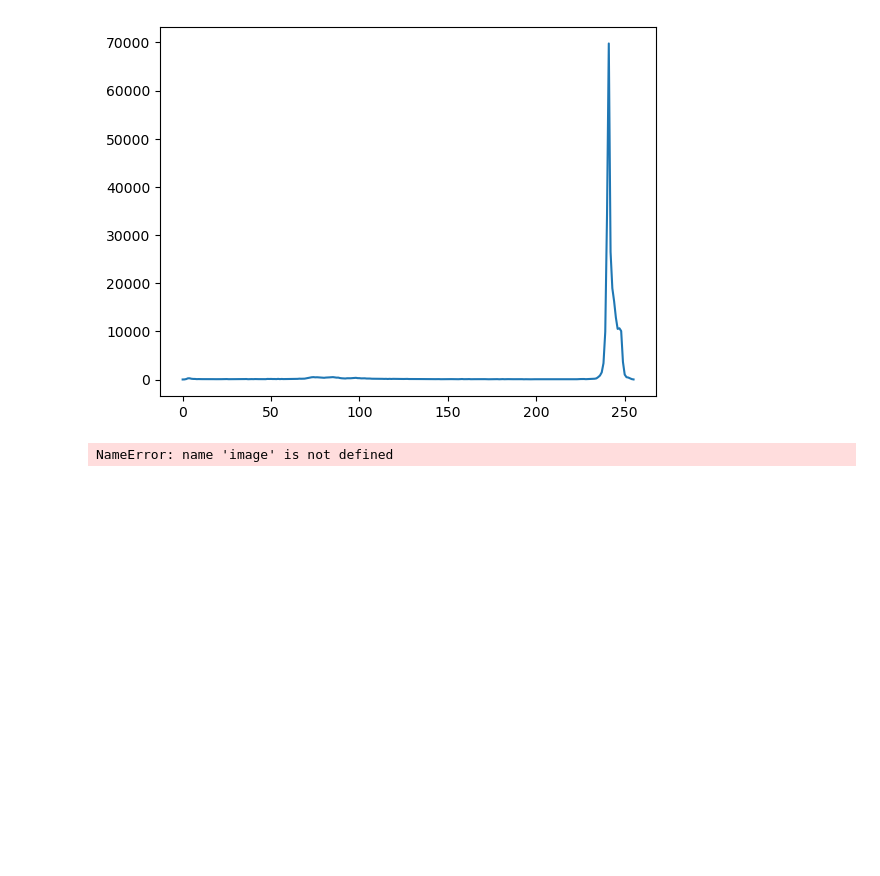
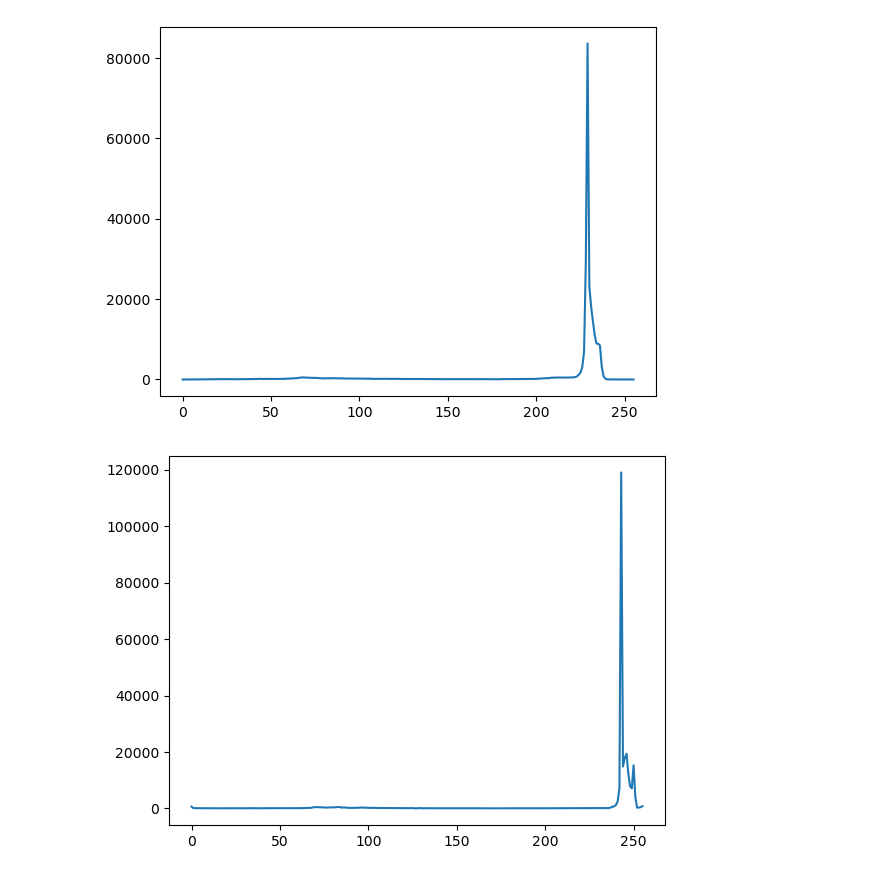
Before and after one commit to deamon312/image-processing, a Jupyter notebook: Project 1/Code/DCT Image Fusion Techniques.ipynb, the cells around one changed output. Saved outputs shown, nothing was run; the diff lists cells and outputs as text; code cells hidden in the pictures; blank space fills up the shorter version.

```diff
--- a/Project 1/Code/DCT Image Fusion Techniques.ipynb
+++ b/Project 1/Code/DCT Image Fusion Techniques.ipynb
@@ -206,14 +208,14 @@ def fusion(img_1,img_2,level=2,details='min',approx ='mean'):
     MRDCT_FUSION = create_mosaic(coeff)
 
     combined_i = cv2.hconcat([MRDCT1,MRDCT2])
-    cv2.putText(combined_i, 'IDCT_IMG1', (220, 20), cv2.FONT_HERSHEY_SIMPLEX, 0.5, (128, 128, 128), 1)
-    cv2.putText(combined_i, 'IDCT_IMG2', (MRDCT1.shape[1]+220, 20), cv2.FONT_HERSHEY_SIMPLEX,0.5, (128, 128, 128), 1)
+    cv2.putText(combined_i, 'IDCT_IMG1', (220, 480), cv2.FONT_HERSHEY_SIMPLEX, 0.5, (255, 255, 255), 1)
+    cv2.putText(combined_i, 'IDCT_IMG2', (MRDCT1.shape[1]+220, 480), cv2.FONT_HERSHEY_SIMPLEX,0.5, (255, 255, 255), 1)
 
     IMRDCT_FUSION = IMRDCT(coeff)
-    combined_f = cv2.hconcat([MRDCT_FUSION,IMRDCT_FUSION/255.])
-    cv2.putText(combined_f, 'Final Decomposition', (220, 20), cv2.FONT_HERSHEY_SIMPLEX, 0.5, (128, 128, 128), 1)
-    cv2.putText(combined_f, f'Approx: {approx} Details: {details}', (220, 40), cv2.FONT_HERSHEY_SIMPLEX, 0.5, (128, 128, 128), 1)
-    cv2.putText(combined_f, 'Fusion', (MRDCT_FUSION.shape[1]+220, 20), cv2.FONT_HERSHEY_SIMPLEX, 0.5, (0, 0, 0), 1)
+    combined_f = cv2.hconcat([MRDCT_FUSION,IMRDCT_FUSION/255])
+    cv2.putText(combined_f, 'Final Decomposition', (185, 480), cv2.FONT_HERSHEY_SIMPLEX, 0.5, (255, 255, 255), 1)
+    cv2.putText(combined_f, f'Approx: {approx} Details: {details}', (165, 500), cv2.FONT_HERSHEY_SIMPLEX, 0.5, (255, 255, 255), 1)
+    cv2.putText(combined_f, 'Fusion', (MRDCT_FUSION.shape[1]+220, 480), cv2.FONT_HERSHEY_SIMPLEX, 0.5, (0, 0, 0), 1)
     cv2.imshow(f'Decomposition level: {level}',combined_i)
     cv2.imshow('Fusion',combined_f)
     cv2.waitKey(0)
@@ -230,0 +229,12 @@ image_2= images[1]
+# %%
+images = select_images()
+image_1= images[0]
+image_2= images[1]
+plt.figure(figsize=(15,5))
+plt.imshow(cv2.hconcat([image_1,image_2]),cmap='gray')
+plt.tick_params(left = False, right = False , labelleft = False ,
+                labelbottom = False, bottom = False)
+if len(images)>2:
+   reference_img = images[2]
+   plt.imshow(cv2.hconcat([image_1,image_2,reference_img]),cmap='gray')
+plt.show()
@@ -231,3 +243,3 @@ image_2= images[1]
 # %%
-coeffs,out =fusion(image_1,image_2,level=6,details='max',approx='mean')
+coeffs,out =fusion(image_1,image_2,level=2,details='max',approx='mean')
 # %%
@@ -253,13 +283,13 @@ calculate_pfe(k,out/)
 # %%
-hist,bin = np.histogram(k.ravel(),256)
+hist,bin = np.histogram(out.ravel(),256)
 plt.plot(hist)
 plt.show()
-hist,bin = np.histogram(image.ravel(),256)
+hist,bin = np.histogram(reference_img.ravel(),256)
 plt.plot(hist)
 plt.show()
 # %% [output]
-[figure, old version]
+[figure, new version]
-NameError: name 'image' is not defined
+[figure, added]
 # %%
 batches = []
 for i in range(0, len(coeff_f), 4):
```
Also changed, not shown: parts of 11 cells of this notebook, 12 other files.
